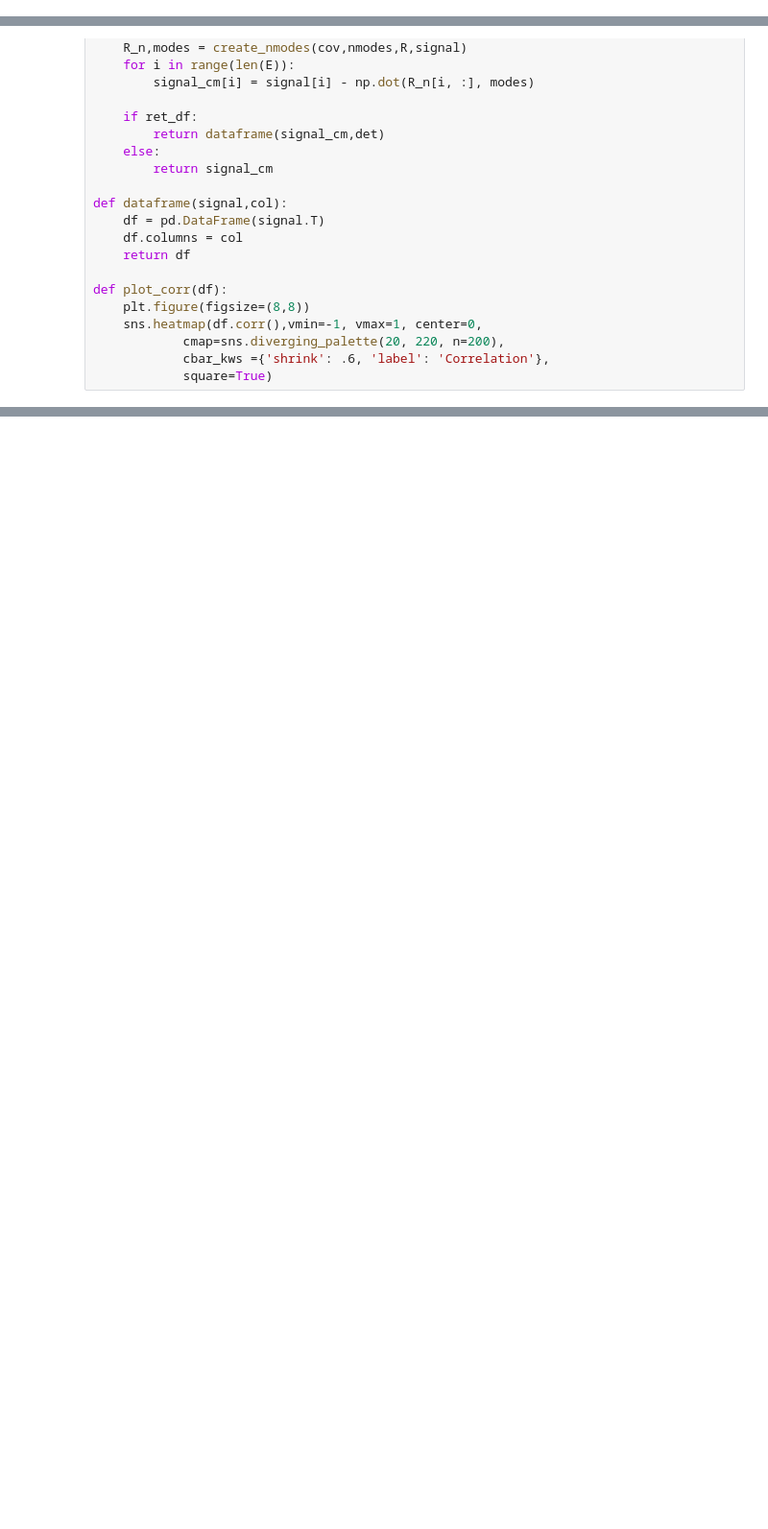
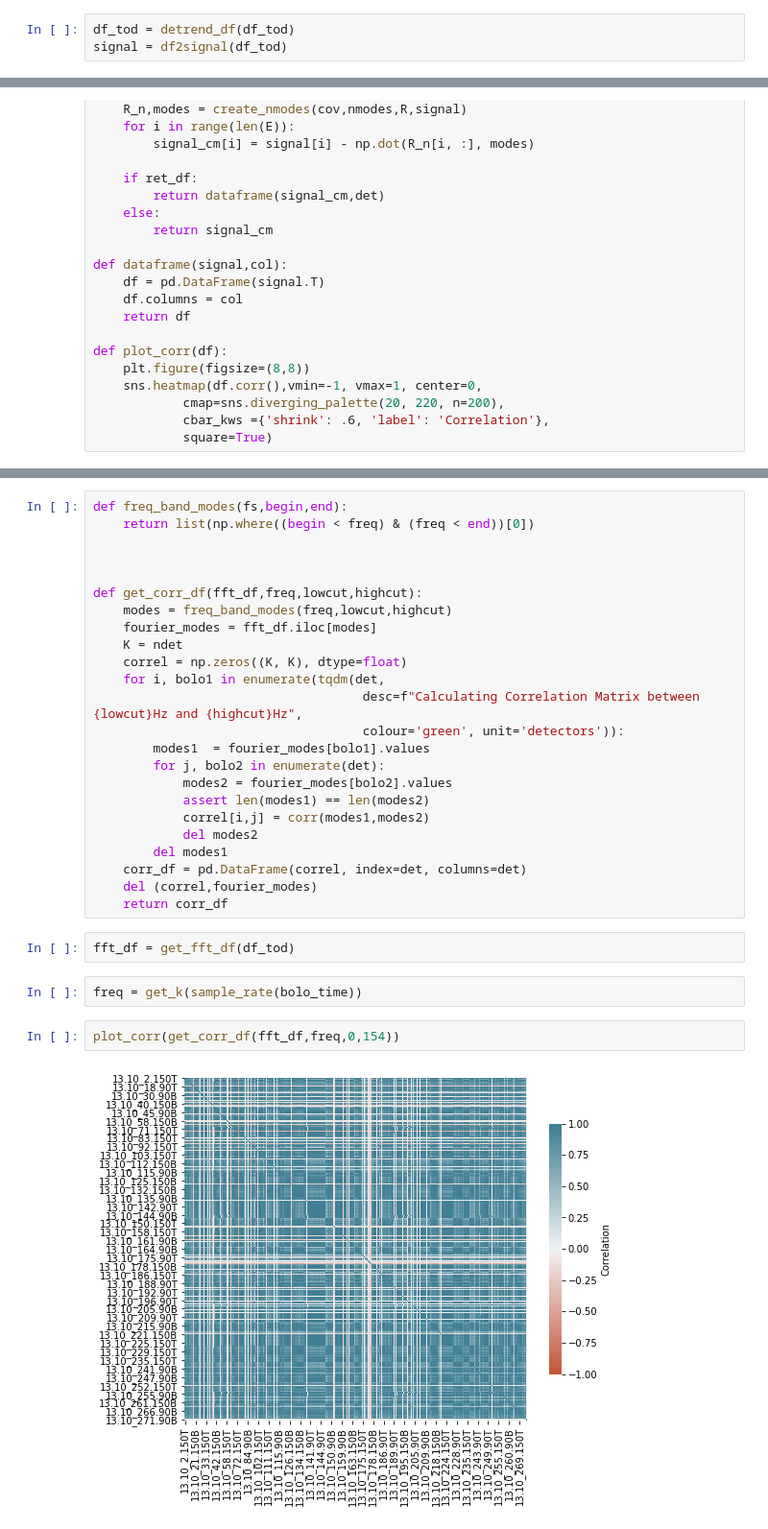
Before and after one commit to antolonappan/CommonMode, a Jupyter notebook: CM_advanced.ipynb, the cells around one changed output, grey strips where cells are left out. Shown at 96% size. Saved outputs shown, nothing was run; the diff lists cells and outputs as text; blank space fills up the shorter version.

```diff
--- a/CM_advanced.ipynb
+++ b/CM_advanced.ipynb
@@ -8,3 +19,6 @@ df = pd.read_pickle('tod.pkl')
+# %%
+df_tod = detrend_df(df_tod)
+signal = df2signal(df_tod)
 # %%
 def sample_rate(time):
     return 1/np.mean(np.diff(time))
@@ -46,0 +99,32 @@ def plot_corr(df):
+# %%
+def freq_band_modes(fs,begin,end):
+    return list(np.where((begin < freq) & (freq < end))[0])
+
+
+
+def get_corr_df(fft_df,freq,lowcut,highcut):
+    modes = freq_band_modes(freq,lowcut,highcut)
+    fourier_modes = fft_df.iloc[modes]
+    K = ndet
+    correl = np.zeros((K, K), dtype=float)
+    for i, bolo1 in enumerate(tqdm(det,
+                                    desc=f"Calculating Correlation Matrix between {lowcut}Hz and {highcut}Hz",
+                                    colour='green', unit='detectors')):
+        modes1  = fourier_modes[bolo1].values
+        for j, bolo2 in enumerate(det):
+            modes2 = fourier_modes[bolo2].values
+            assert len(modes1) == len(modes2)
+            correl[i,j] = corr(modes1,modes2)
+            del modes2
+        del modes1
+    corr_df = pd.DataFrame(correl, index=det, columns=det)
+    del (correl,fourier_modes)
+    return corr_df
+# %%
+fft_df = get_fft_df(df_tod)
+# %%
+freq = get_k(sample_rate(bolo_time))
+# %%
+plot_corr(get_corr_df(fft_df,freq,0,154))
+# %% [output]
+[figure, added]
```
Also changed, not shown: parts of 9 cells of this notebook, 4 other files.
